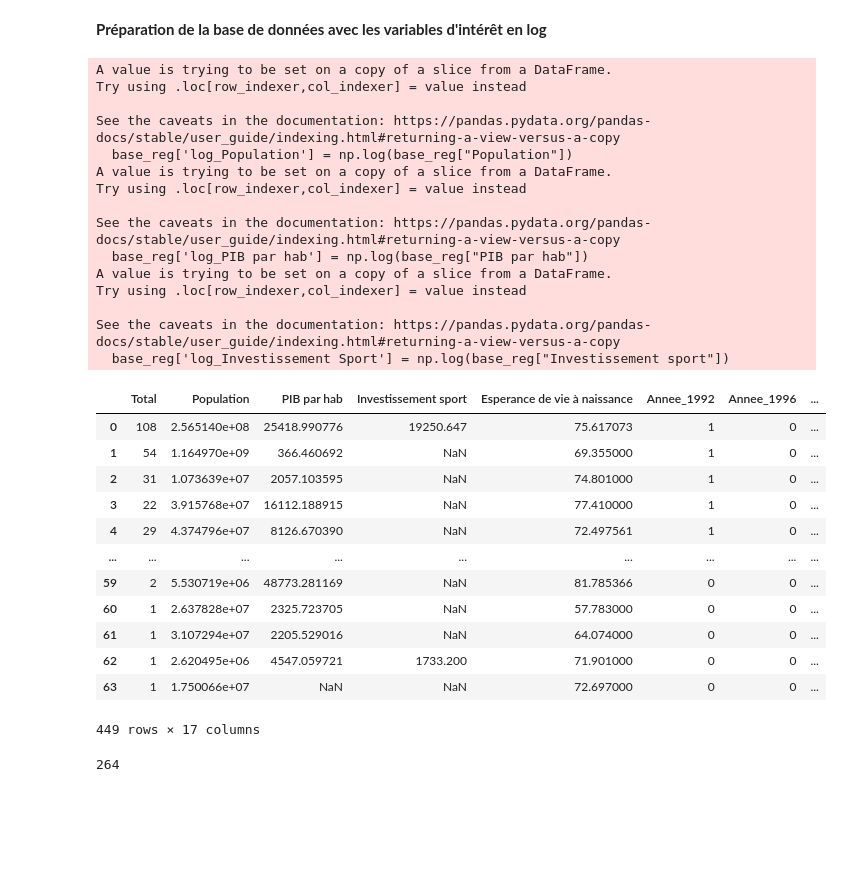
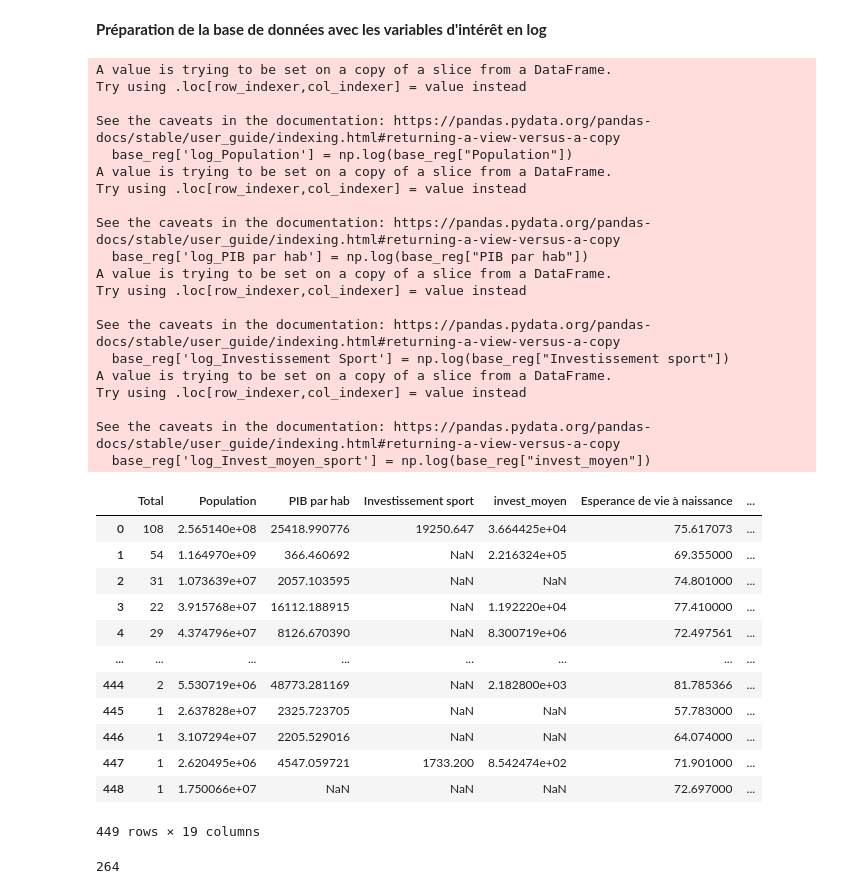
Before and after one commit to clemencebriodeau/Projet-python, a Jupyter notebook: Modelisation.ipynb, the cells around one changed output. Drawn from its saved outputs; the diff is of its cells as text; code cells hidden in the pictures; blank space fills up the shorter version.

```diff
--- a/Modelisation.ipynb
+++ b/Modelisation.ipynb
@@ -19,44 +15,50 @@ import statsmodels.formula.api as smf
 **Préparation de la base de données avec les variables d'intérêt en log**
 # %%
 #création de la base avec les variables d'intérêt
-base_reg = df_dummies[['Total', 'Population', 'PIB par hab', 'Investissement sport', 'Esperance de vie à naissance',
+base_reg = df_dummies[['Total', 'Population', 'PIB par hab', 'Investissement sport', 'invest_moyen', 'Esperance de vie à naissance',
                        'Annee_1992', 'Annee_1996', 'Annee_2000', 'Annee_2004', 'Annee_2008', 'Annee_2012', 'Annee_2016', 'Annee_2020',
                        'Pays_hote_oui_non']]
 # %%
 #transformation en log des variables (pour que l'interprétation des coefficients de la régression se fasse selon un modèle niveau-log)
 base_reg['log_Population'] = np.log(base_reg["Population"])
 base_reg['log_PIB par hab'] = np.log(base_reg["PIB par hab"])
 base_reg['log_Investissement Sport'] = np.log(base_reg["Investissement sport"])
+base_reg['log_Invest_moyen_sport'] = np.log(base_reg["invest_moyen"])
 base_reg
 # %% [output]
 A value is trying to be set on a copy of a slice from a DataFrame.
 Try using .loc[row_indexer,col_indexer] = value instead
 
 See the caveats in the documentation: https://pandas.pydata.org/pandas-docs/stable/user_guide/indexing.html#returning-a-view-versus-a-copy
   base_reg['log_Population'] = np.log(base_reg["Population"])
 A value is trying to be set on a copy of a slice from a DataFrame.
 Try using .loc[row_indexer,col_indexer] = value instead
 
 See the caveats in the documentation: https://pandas.pydata.org/pandas-docs/stable/user_guide/indexing.html#returning-a-view-versus-a-copy
   base_reg['log_PIB par hab'] = np.log(base_reg["PIB par hab"])
 A value is trying to be set on a copy of a slice from a DataFrame.
 Try using .loc[row_indexer,col_indexer] = value instead
 
 See the caveats in the documentation: https://pandas.pydata.org/pandas-docs/stable/user_guide/indexing.html#returning-a-view-versus-a-copy
   base_reg['log_Investissement Sport'] = np.log(base_reg["Investissement sport"])
+A value is trying to be set on a copy of a slice from a DataFrame.
+Try using .loc[row_indexer,col_indexer] = value instead
+
+See the caveats in the documentation: https://pandas.pydata.org/pandas-docs/stable/user_guide/indexing.html#returning-a-view-versus-a-copy
+  base_reg['log_Invest_moyen_sport'] = np.log(base_reg["invest_moyen"])
-|  | Total | Population | PIB par hab | Investissement sport | Esperance de vie à naissance | Annee_1992 | Annee_1996 | ... |
-| 0 | 108 | 2.565140e+08 | 25418.990776 | 19250.647 | 75.617073 | 1 | 0 | ... |
-| 1 | 54 | 1.164970e+09 | 366.460692 | NaN | 69.355000 | 1 | 0 | ... |
-| 2 | 31 | 1.073639e+07 | 2057.103595 | NaN | 74.801000 | 1 | 0 | ... |
-| 3 | 22 | 3.915768e+07 | 16112.188915 | NaN | 77.410000 | 1 | 0 | ... |
-| 4 | 29 | 4.374796e+07 | 8126.670390 | NaN | 72.497561 | 1 | 0 | ... |
-| ... | ... | ... | ... | ... | ... | ... | ... | ... |
-| 59 | 2 | 5.530719e+06 | 48773.281169 | NaN | 81.785366 | 0 | 0 | ... |
-| 60 | 1 | 2.637828e+07 | 2325.723705 | NaN | 57.783000 | 0 | 0 | ... |
-| 61 | 1 | 3.107294e+07 | 2205.529016 | NaN | 64.074000 | 0 | 0 | ... |
-| 62 | 1 | 2.620495e+06 | 4547.059721 | 1733.200 | 71.901000 | 0 | 0 | ... |
-| 63 | 1 | 1.750066e+07 | NaN | NaN | 72.697000 | 0 | 0 | ... |
+|  | Total | Population | PIB par hab | Investissement sport | invest_moyen | Esperance de vie à naissance | ... |
+| 0 | 108 | 2.565140e+08 | 25418.990776 | 19250.647 | 3.664425e+04 | 75.617073 | ... |
+| 1 | 54 | 1.164970e+09 | 366.460692 | NaN | 2.216324e+05 | 69.355000 | ... |
+| 2 | 31 | 1.073639e+07 | 2057.103595 | NaN | NaN | 74.801000 | ... |
+| 3 | 22 | 3.915768e+07 | 16112.188915 | NaN | 1.192220e+04 | 77.410000 | ... |
+| 4 | 29 | 4.374796e+07 | 8126.670390 | NaN | 8.300719e+06 | 72.497561 | ... |
+| ... | ... | ... | ... | ... | ... | ... | ... |
+| 444 | 2 | 5.530719e+06 | 48773.281169 | NaN | 2.182800e+03 | 81.785366 | ... |
+| 445 | 1 | 2.637828e+07 | 2325.723705 | NaN | NaN | 57.783000 | ... |
+| 446 | 1 | 3.107294e+07 | 2205.529016 | NaN | NaN | 64.074000 | ... |
+| 447 | 1 | 2.620495e+06 | 4547.059721 | 1733.200 | 8.542474e+02 | 71.901000 | ... |
+| 448 | 1 | 1.750066e+07 | NaN | NaN | NaN | 72.697000 | ... |
-449 rows × 17 columns
+449 rows × 19 columns
 # %%
 #compter les valeurs manquantes pour l'investissement dans le sport
 base_reg["Investissement sport"].isna().sum()
```
Also changed, not shown: parts of 8 cells of this notebook, 2 other files.
